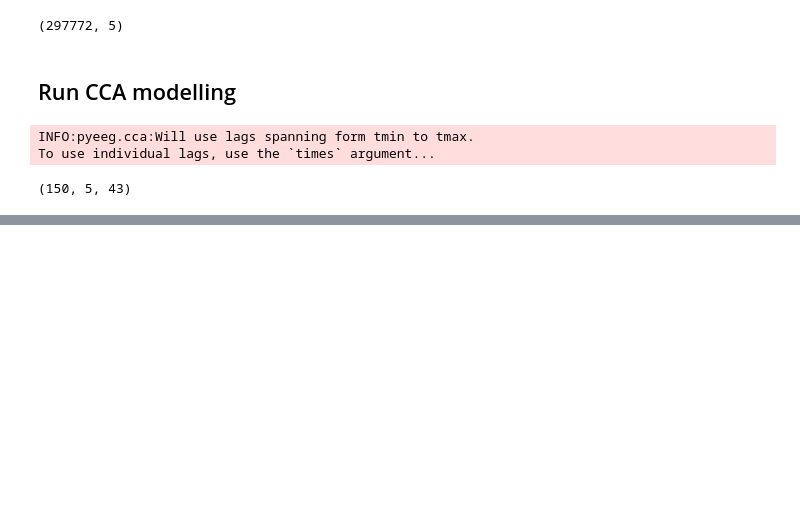
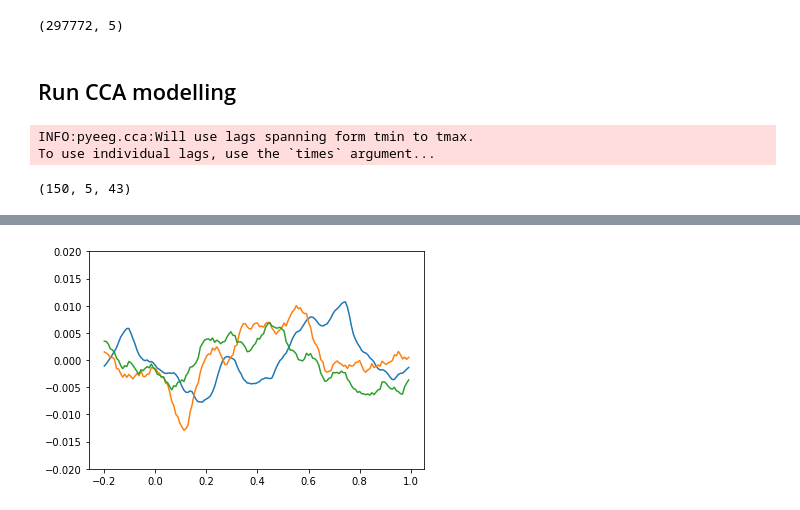
Before and after one commit to Hugo-W/pyEEG, a Jupyter notebook: docs/source/examples/CCA_wordvectors.ipynb, the cells around one changed output, grey strips where cells are left out. Saved outputs shown, nothing was run; the diff lists cells and outputs as text; code cells hidden in the pictures; blank space fills up the shorter version.

```diff
--- a/docs/source/examples/CCA_wordvectors.ipynb
+++ b/docs/source/examples/CCA_wordvectors.ipynb
@@ -164,7 +160,9 @@ plt.colorbar()
 # %%
 %matplotlib inline
-plt.plot(cca.times, cca.coefStim_[4::5,:3])
+plt.plot(cca.times, cca.coefStim_[:,4,:3])
 plt.ylim([-0.02, 0.02]);
+# %% [output]
+[figure, added]
 # %%
 import matplotlib.pyplot as plt
 cca.plot_time_filter(n_comp=5)
```
Also changed, not shown: parts of 13 cells of this notebook, 1 other file.
